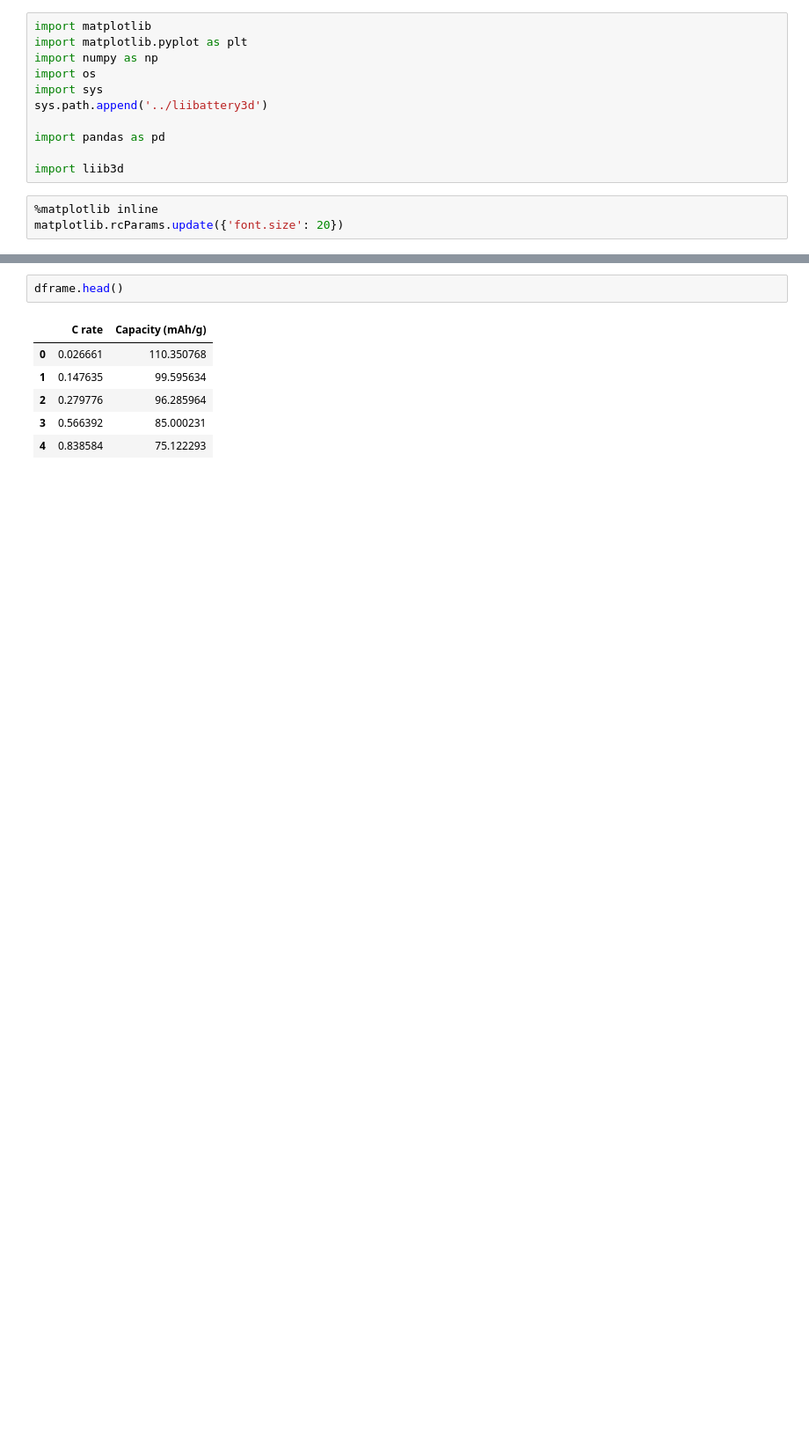
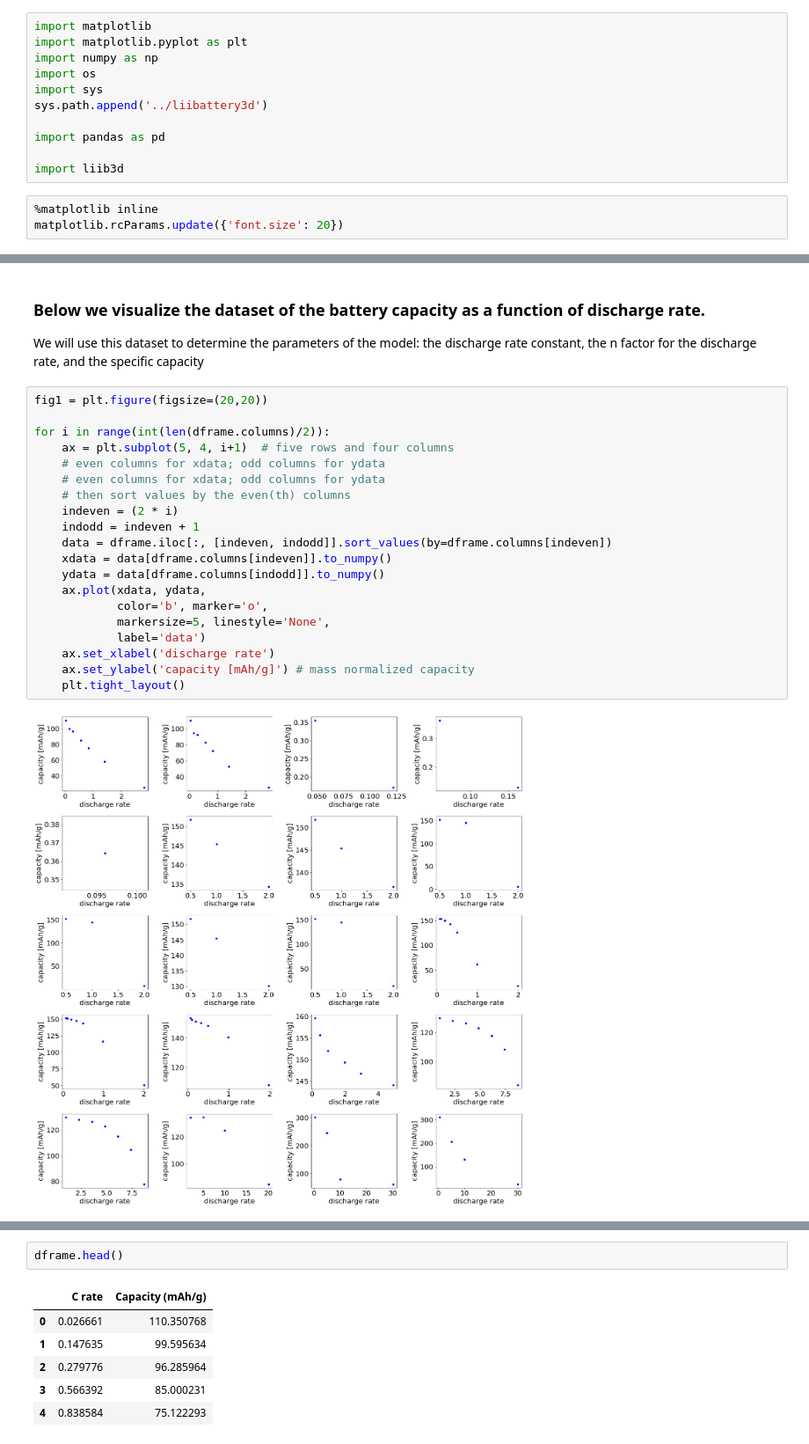
Before and after one commit to BatteryDesign/BatteryRateCap, a Jupyter notebook: Demo/Democurvefit.ipynb, the cells around one changed output, grey strips where cells are left out. Shown at 88% size. Drawn from its saved outputs; the diff is of its cells as text; blank space fills up the shorter version.

```diff
--- a/Demo/Democurvefit.ipynb
+++ b/Demo/Democurvefit.ipynb
@@ -17,0 +38,25 @@ matplotlib.rcParams.update({'font.size': 20})
+# %% [markdown]
+### Below we visualize the dataset of the battery capacity as a function of discharge rate.
+We will use this dataset to determine the parameters of the model: the discharge rate constant, the n factor for the discharge rate, and the specific capacity
+# %%
+fig1 = plt.figure(figsize=(20,20))
+
+for i in range(int(len(dframe.columns)/2)):
+    ax = plt.subplot(5, 4, i+1)  # five rows and four columns
+    # even columns for xdata; odd columns for ydata
+    # even columns for xdata; odd columns for ydata
+    # then sort values by the even(th) columns
+    indeven = (2 * i)
+    indodd = indeven + 1
+    data = dframe.iloc[:, [indeven, indodd]].sort_values(by=dframe.columns[indeven])
+    xdata = data[dframe.columns[indeven]].to_numpy()
+    ydata = data[dframe.columns[indodd]].to_numpy()
+    ax.plot(xdata, ydata,
+            color='b', marker='o',
+            markersize=5, linestyle='None',
+            label='data')
+    ax.set_xlabel('discharge rate')
+    ax.set_ylabel('capacity [mAh/g]') # mass normalized capacity
+    plt.tight_layout()
+# %% [output]
+[figure, added]
```
Also changed, not shown: parts of 14 cells of this notebook.
